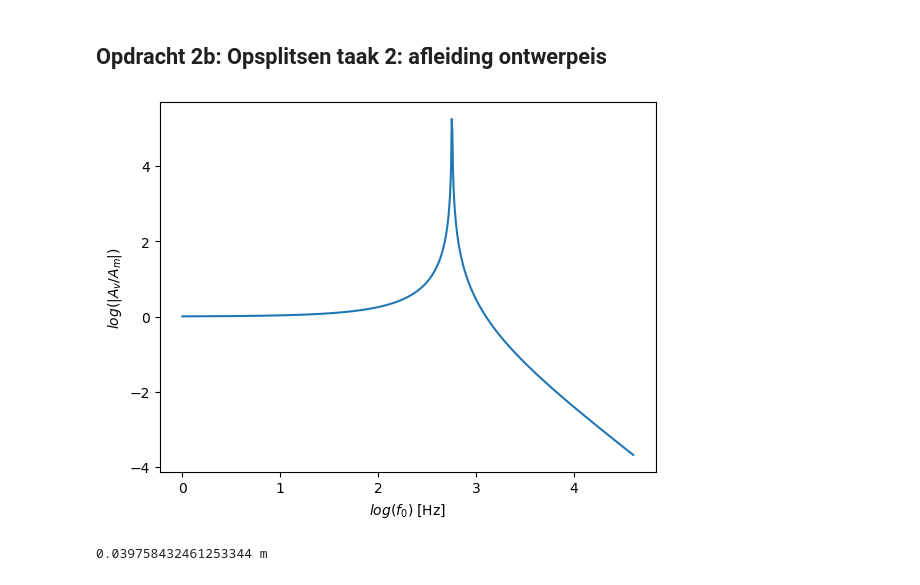
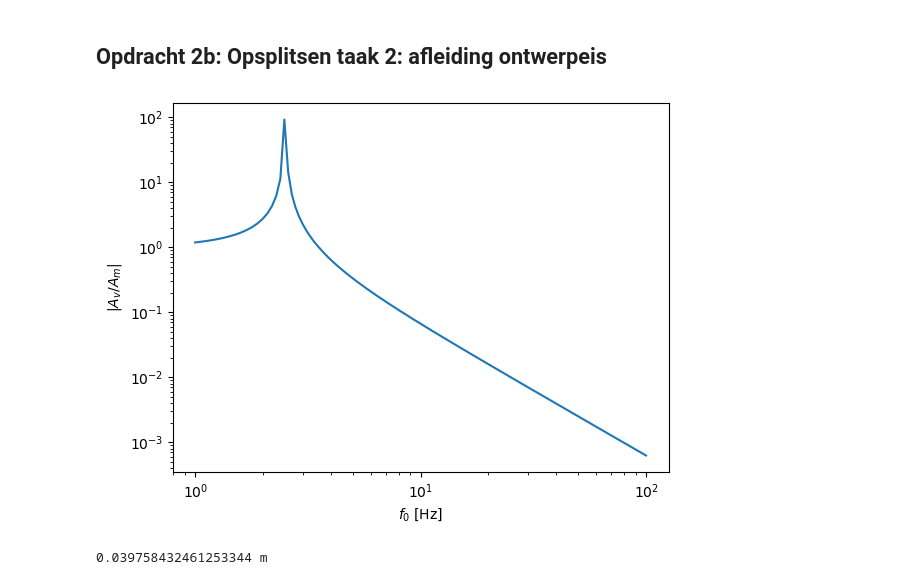
Before and after one commit to emmajuledrent/opdrachten-DEF-D, a Jupyter notebook: FysiekeOntwerpopdrachten/5MaakEenOpstellingTrillingsvrij/Ontwerpopdracht5MaakEenOpstellingTrillingsvrijInvulTemplate.ipynb, the cells around one changed output. Cells and saved outputs as stored; diff of their text form; code cells hidden in the pictures.

```diff
--- a/FysiekeOntwerpopdrachten/5MaakEenOpstellingTrillingsvrij/Ontwerpopdracht5MaakEenOpstellingTrillingsvrijInvulTemplate.ipynb
+++ b/FysiekeOntwerpopdrachten/5MaakEenOpstellingTrillingsvrij/Ontwerpopdracht5MaakEenOpstellingTrillingsvrijInvulTemplate.ipynb
@@ -53,22 +54,22 @@ Vul onderstaande tabel in:
 # %%
 # Plotten amplitude overdracht
 f_0 = 5/2
 
 def Am_Av(omega):
-    return np.abs(1/(1-((omega)**2/(2*np.pi*f_0)**2)))
+    return np.abs(1/(1-((omega)**2/(f_0)**2)))
 
 x = np.linspace(1,100,1000)
-y = Am_Av(x)
+y1 = Am_Av(x)
 
 
 # Plot
 plt.figure()
-plt.plot(np.log(x), np.log(y))
-plt.xlabel("$log(f_0)$ [Hz]")
-plt.ylabel("$log(|A_v/A_m|)$")
+plt.loglog((x),(y1))
+plt.xlabel("$f_0$ [Hz]")
+plt.ylabel("$|A_v/A_m|$")
 plt.show()
 # %% [output]
-[figure, old version]
+[figure, new version]
 # %%
 # Bereken hier de minimale Delta-x waarbij je aan de eis van de opdracht voldoet.
 
```
Also changed, not shown: parts of 10 cells of this notebook, 1 other file.
